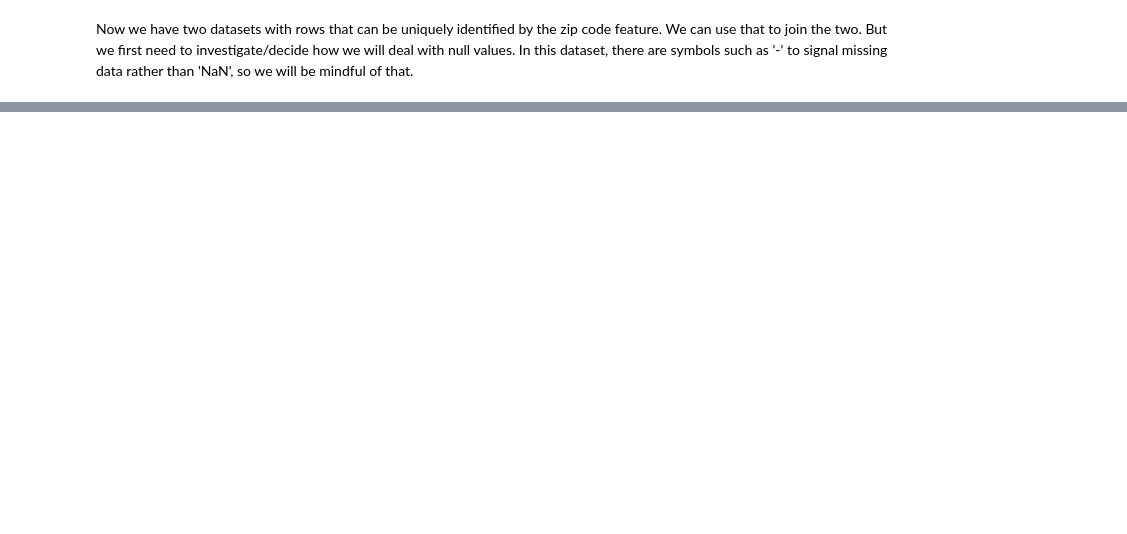
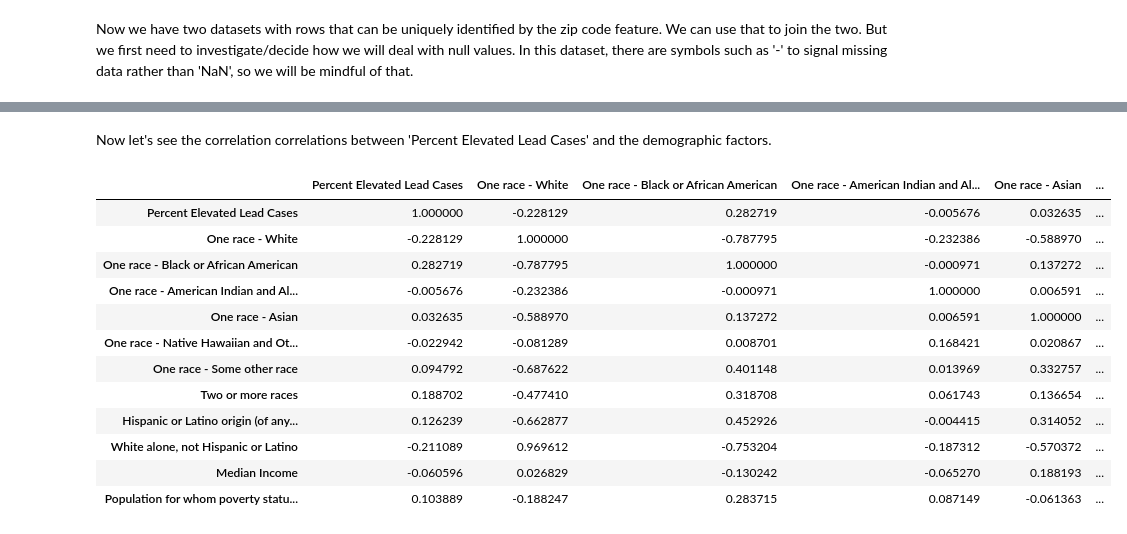
Before and after one commit to ahalyasanjiv/ChildhoodLeadExposure, a Jupyter notebook: Investigating_Correlation_Between_Lead_Exposure_and_Demographics.ipynb, the cells around one changed output, grey strips where cells are left out. Drawn from its saved outputs; the diff is of its cells as text; code cells hidden in the pictures; blank space fills up the shorter version.

```diff
--- a/Investigating_Correlation_Between_Lead_Exposure_and_Demographics.ipynb
+++ b/Investigating_Correlation_Between_Lead_Exposure_and_Demographics.ipynb
@@ -203,0 +243,21 @@ df = df.astype({'Median Income': int})
+# %% [markdown]
+Now let's see the correlation correlations between 'Percent Elevated Lead Cases' and the demographic factors.
+# %%
+import matplotlib.pyplot as plt
+# plt.scatter(df['Percent Elevated Lead Cases'], df['Median Income'])
+# plt.xlim(-1, 10)
+df.corr()
+# %% [output]
+|  | Percent Elevated Lead Cases | One race - White | One race - Black or African American | One race - American Indian and Al... | One race - Asian | ... |
+| Percent Elevated Lead Cases | 1.000000 | -0.228129 | 0.282719 | -0.005676 | 0.032635 | ... |
+| One race - White | -0.228129 | 1.000000 | -0.787795 | -0.232386 | -0.588970 | ... |
+| One race - Black or African American | 0.282719 | -0.787795 | 1.000000 | -0.000971 | 0.137272 | ... |
+| One race - American Indian and Al... | -0.005676 | -0.232386 | -0.000971 | 1.000000 | 0.006591 | ... |
+| One race - Asian | 0.032635 | -0.588970 | 0.137272 | 0.006591 | 1.000000 | ... |
+| One race - Native Hawaiian and Ot... | -0.022942 | -0.081289 | 0.008701 | 0.168421 | 0.020867 | ... |
+| One race - Some other race | 0.094792 | -0.687622 | 0.401148 | 0.013969 | 0.332757 | ... |
+| Two or more races | 0.188702 | -0.477410 | 0.318708 | 0.061743 | 0.136654 | ... |
+| Hispanic or Latino origin (of any... | 0.126239 | -0.662877 | 0.452926 | -0.004415 | 0.314052 | ... |
+| White alone, not Hispanic or Latino | -0.211089 | 0.969612 | -0.753204 | -0.187312 | -0.570372 | ... |
+| Median Income | -0.060596 | 0.026829 | -0.130242 | -0.065270 | 0.188193 | ... |
+| Population for whom poverty statu... | 0.103889 | -0.188247 | 0.283715 | 0.087149 | -0.061363 | ... |
```
Also changed, not shown: parts of 12 cells of this notebook.
